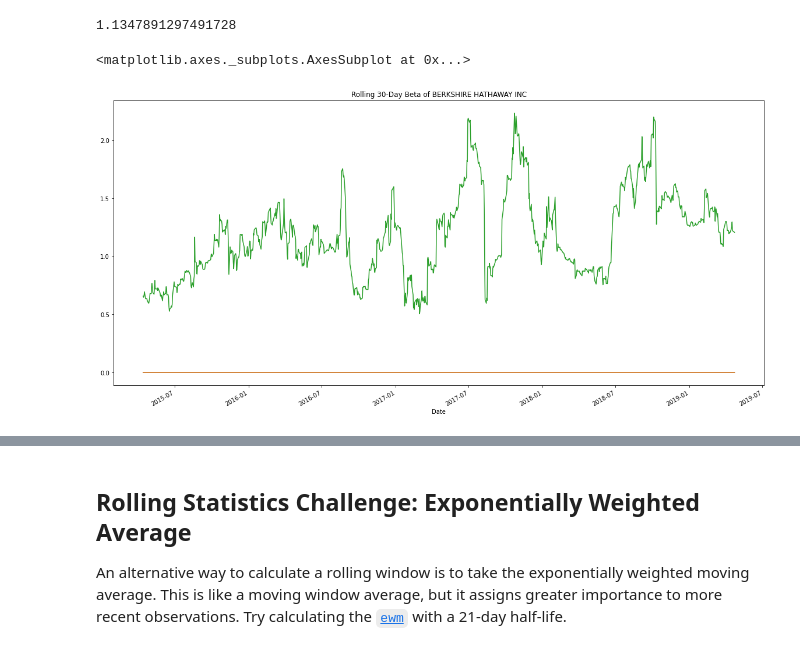
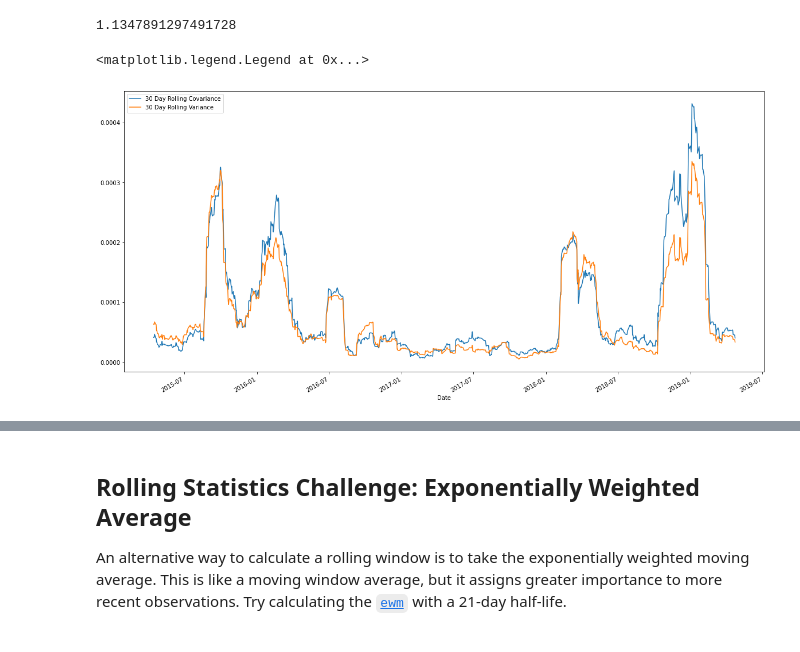
Before and after one commit to jer-radcliffe/A_Whale_Off_the_Port-folio-, a Jupyter notebook: whale_analysis.ipynb, the cells around one changed output, grey strips where cells are left out. Cells and saved outputs as stored; diff of their text form; code cells hidden in the pictures.

```diff
--- a/whale_analysis.ipynb
+++ b/whale_analysis.ipynb
@@ -353,19 +353,17 @@ beta
 # %%
 # Plot beta trend
 
 portfolio = 'BERKSHIRE HATHAWAY INC'
 
 # Calculate 30-day rolling covariance of porfolio vs. S&P 500 and plot the data
 rolling_covariance = daily_returns[portfolio].rolling(window=30).cov(daily_returns['S&P500'])
-rolling_covariance.plot(figsize=(20, 10), title='Rolling 30-Day Covariance of ' + portfolio + 'Returns vs. S&P 500 Returns')
+ax = rolling_covariance.plot(figsize=(20, 10))
 
 # Calculate 30-day rolling variance of portfolio vs. S&P 500 and plot the data
 rolling_variance = daily_returns['S&P500'].rolling(window=30).var()
-rolling_variance.plot(figsize=(20, 10), title='Rolling 30-Day Variance of S&P 500 Returns')
+rolling_variance.plot(ax=ax);
 
-# Calculate 30-day rolling beta of porfolio and plot the data
-rolling_beta = rolling_covariance / rolling_variance
-rolling_beta.plot(figsize=(20, 10), title='Rolling 30-Day Beta of ' + portfolio)
+ax.legend(['30 Day Rolling Covariance', '30 Day Rolling Variance'])
 # %% [output]
-<matplotlib.axes._subplots.AxesSubplot at 0x...>
+<matplotlib.legend.Legend at 0x...>
-[figure, old version]
+[figure, new version]
```
Also changed, not shown: parts of 16 cells of this notebook.
